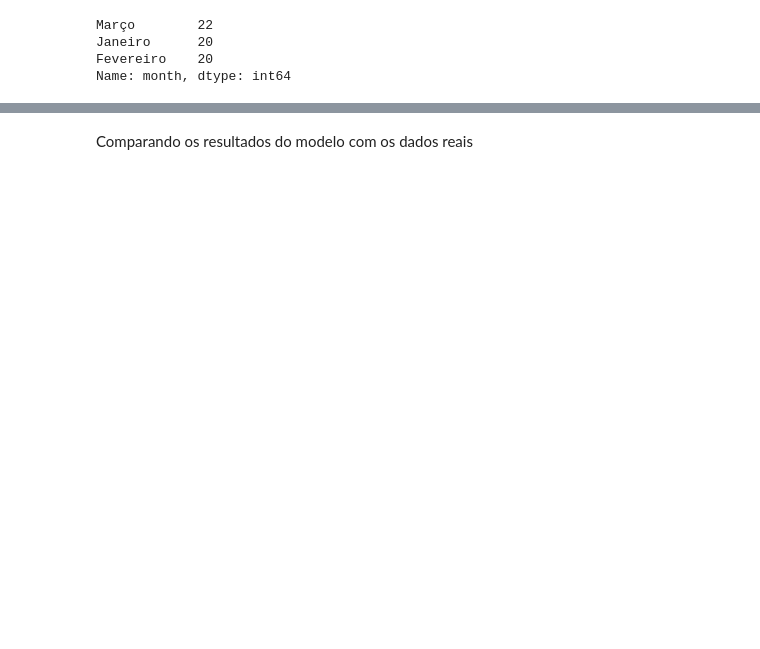
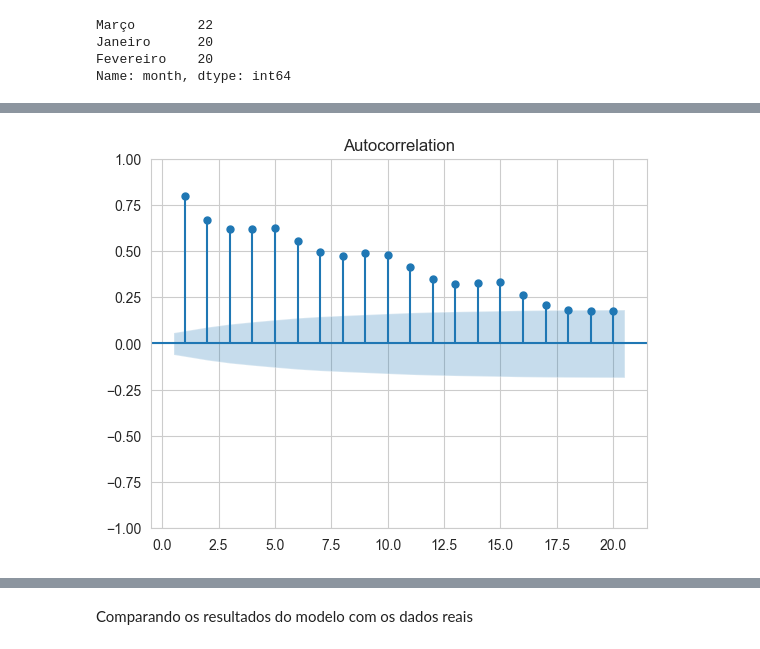
Before and after one commit to eloabe/time-series-analysis, a Jupyter notebook: time_series.ipynb, the cells around one changed output, grey strips where cells are left out. Drawn from its saved outputs; the diff is of its cells as text; code cells hidden in the pictures; blank space fills up the shorter version.

```diff
--- a/time_series.ipynb
+++ b/time_series.ipynb
@@ -363,0 +357,6 @@ kf = StratifiedKFold()
+# %%
+plot_acf(df2['total_refeicoes'], lags = 20, zero = False)
+
+plt.show()
+# %% [output]
+[figure, added]
```
Also changed, not shown: parts of 45 cells of this notebook.
